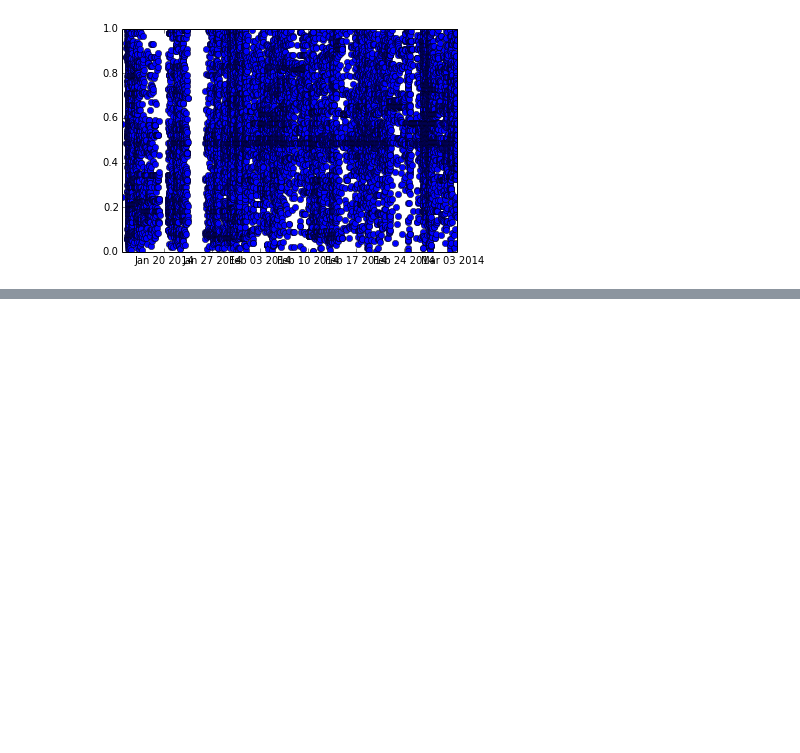
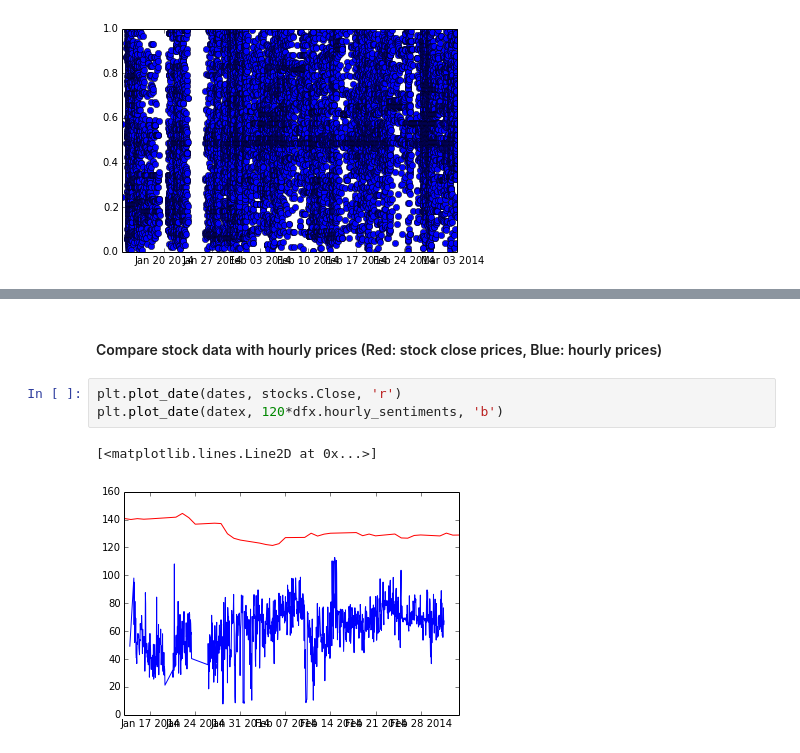
Before and after one commit to suparpat/when-predictions-come-true, a Jupyter notebook: Subjectivity-Polarity/Visualise/Sentiment Analysis Visualization!.ipynb, the cells around one changed output, grey strips where cells are left out. Cells and saved outputs as stored; diff of their text form; blank space fills up the shorter version.

```diff
--- a/Subjectivity-Polarity/Visualise/Sentiment Analysis Visualization!.ipynb
+++ b/Subjectivity-Polarity/Visualise/Sentiment Analysis Visualization!.ipynb
@@ -168,0 +177,8 @@ plt.plot_date(timestamps, sentiments.polarity)
+# %% [markdown]
+#### Compare stock data with hourly prices (Red: stock close prices, Blue: hourly prices)
+# %%
+plt.plot_date(dates, stocks.Close, 'r')
+plt.plot_date(datex, 120*dfx.hourly_sentiments, 'b')
+# %% [output]
+[<matplotlib.lines.Line2D at 0x...>]
+[figure, added]
```
Also changed, not shown: parts of 6 cells of this notebook, 4 other files.
